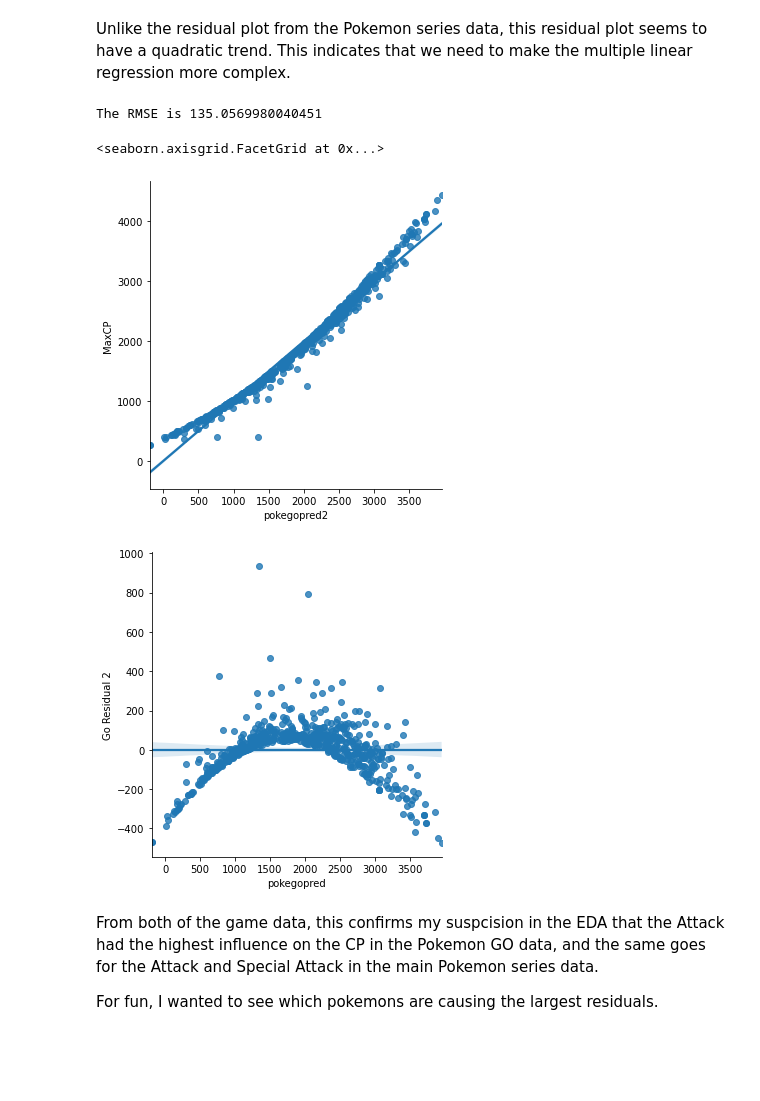
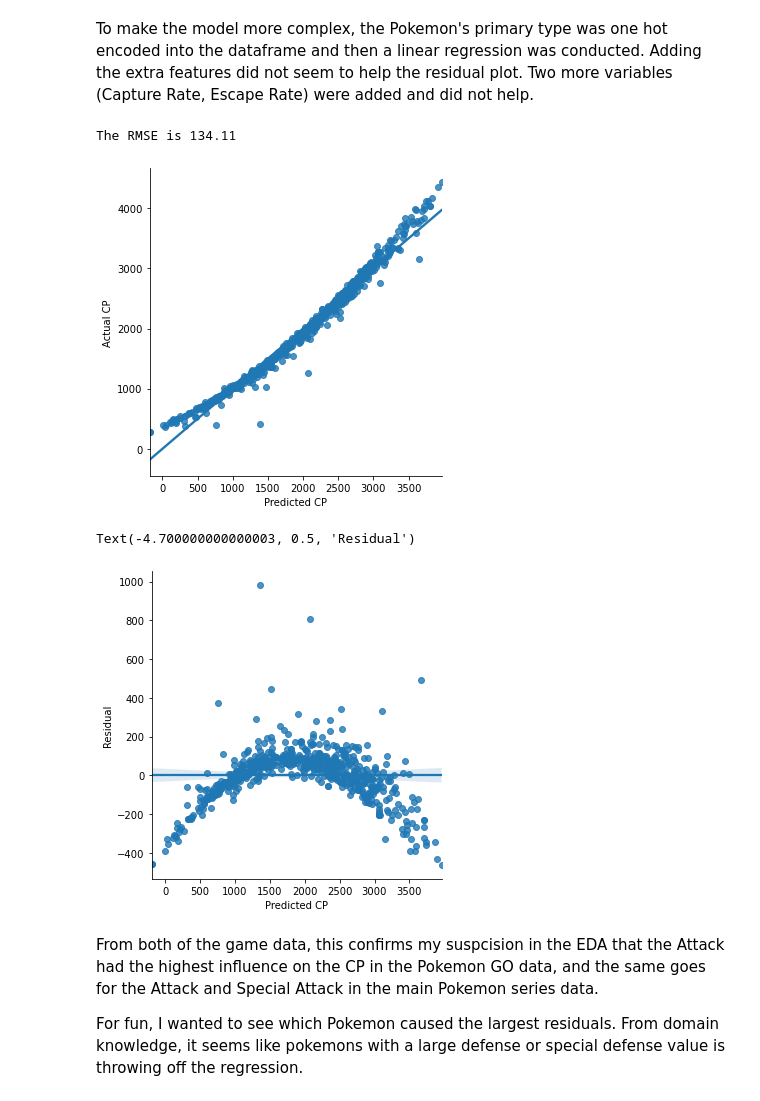
Before and after one commit to benchang123/Pokemon-Go-Analysis, a Jupyter notebook: Pokemon Go Writeup.ipynb, the cells around one changed output. Drawn from its saved outputs; the diff is of its cells as text; code cells hidden in the pictures; blank space fills up the shorter version.

```diff
--- a/Pokemon Go Writeup.ipynb
+++ b/Pokemon Go Writeup.ipynb
@@ -42,4 +42,6 @@ Dropping a few columns and renaming from one of the dataset due to duplicate dat
 # %%
 poke_go=poke_go.reset_index()
-poke_game.drop(columns=['Type 1','Type 2','Legendary'], inplace=True)
+poke_game.drop(columns=['Type 1','Type 2'], inplace=True)
 poke_game.rename(columns={'Attack':'Attack_g','Defense':'Defense_g'}, inplace=True)
+poke_go.drop(columns=['Legendary'], inplace=True)
+poke_game.loc[poke_game.index.isin([647,648,649]),['Legendary']]=True
@@ -275,34 +262,38 @@ sns.lmplot(data=poke_go_complete,x='pokegopred',y='Go Residual')
-# %% [markdown]
-Unlike the residual plot from the Pokemon series data, this residual plot seems to have a quadratic trend. This indicates that we need to make the multiple linear regression more complex.
+# %% [markdown]
+To make the model more complex, the Pokemon's primary type was one hot encoded into the dataframe and then a linear regression was conducted. Adding the extra features did not seem to help the residual plot. Two more variables (Capture Rate, Escape Rate) were added and did not help.
+# %%
+ohc=pd.get_dummies(poke_go_complete['Primary'],drop_first=True)
+poke_go_complete_ohc=pd.concat([poke_go_complete, ohc], axis=1)
+interestedcolumns=poke_go_complete_ohc.iloc[:,np.r_[3,4,2,8,9,26:42]]
+
+model3=m.LinearRegression()
+model3.fit(interestedcolumns,poke_go_complete_ohc['MaxCP'])
+poke_go_complete_ohc['pokegopred2']=model3.predict(interestedcolumns)
+
+sns.lmplot(x='pokegopred2',y='MaxCP',data=poke_go_complete_ohc)
+plt.xlabel("Predicted CP")
+plt.ylabel("Actual CP")
+
+error3=rmse(poke_go_complete_ohc['pokegopred2'],poke_go_complete_ohc['MaxCP'])
+print(f'The RMSE is {round(error3,2)}')
+# %% [output]
+The RMSE is 134.11
+[figure, added]
 # %%
-## Do one hot encoding on type
+residual=poke_go_complete_ohc.loc[:,['MaxCP','pokegopred2']].diff(axis=1)
+residual.drop(columns='MaxCP',inplace=True)
+poke_go_complete_ohc['Go Residual 2']=residual.rename(columns={'pokegopred2':'Residual'})
 
-model3=m.LinearRegression()
-model3.fit(poke_go_complete.loc[:,['Attack','Defense','Stamina']],poke_go_complete['MaxCP'])
-poke_go_complete['pokegopred2']=model3.predict(poke_go_complete.loc[:,['Attack','Defense','Stamina']])
-
-sns.lmplot(x='pokegopred2',y='MaxCP',data=poke_go_complete)
-
-error3=rmse(poke_go_complete['pokegopred2'],poke_go_complete['MaxCP'])
-print(f'The RMSE is {error3}')
-
-model3.coef_
-
-residual=poke_go_complete.loc[:,['MaxCP','pokegopred2']].diff(axis=1)
-residual.drop(columns='MaxCP',inplace=True)
-poke_go_complete['Go Residual 2']=residual.rename(columns={'pokegopred2':'Residual'})
-residual
-
-sns.lmplot(data=poke_go_complete,x='pokegopred',y='Go Residual 2')
+sns.lmplot(data=poke_go_complete_ohc,x='pokegopred',y='Go Residual 2')
+plt.xlabel("Predicted CP")
+plt.ylabel("Residual")
 # %% [output]
-The RMSE is 135.0569980040451
+Text(-4.700000000000003, 0.5, 'Residual')
-<seaborn.axisgrid.FacetGrid at 0x...>
-[figure, old version]
+[figure, new version]
-[figure, removed]
 # %% [markdown]
 From both of the game data, this confirms my suspcision in the EDA that the Attack had the highest influence on the CP in the Pokemon GO data, and the same goes for the Attack and Special Attack in the main Pokemon series data.
 
-For fun, I wanted to see which pokemons are causing the largest residuals.
+For fun, I wanted to see which Pokemon caused the largest residuals. From domain knowledge, it seems like pokemons with a large defense or special defense value is throwing off the regression.
 # %%
 # Determine Pokemon with Biggest Error
 
```
Also changed, not shown: parts of 56 cells of this notebook, 2 other files.
